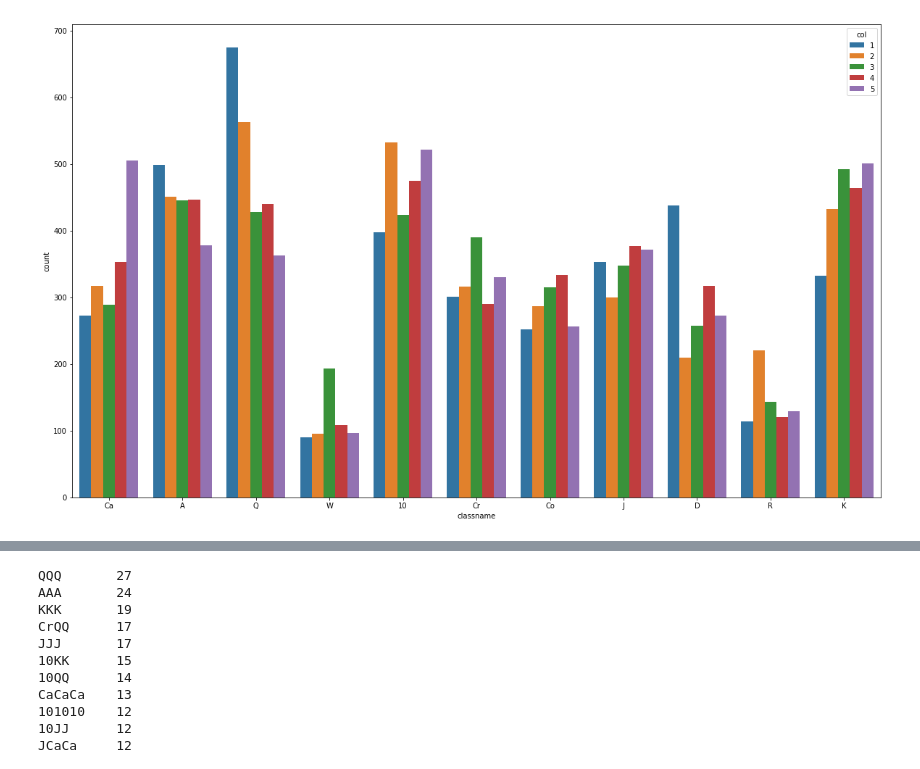
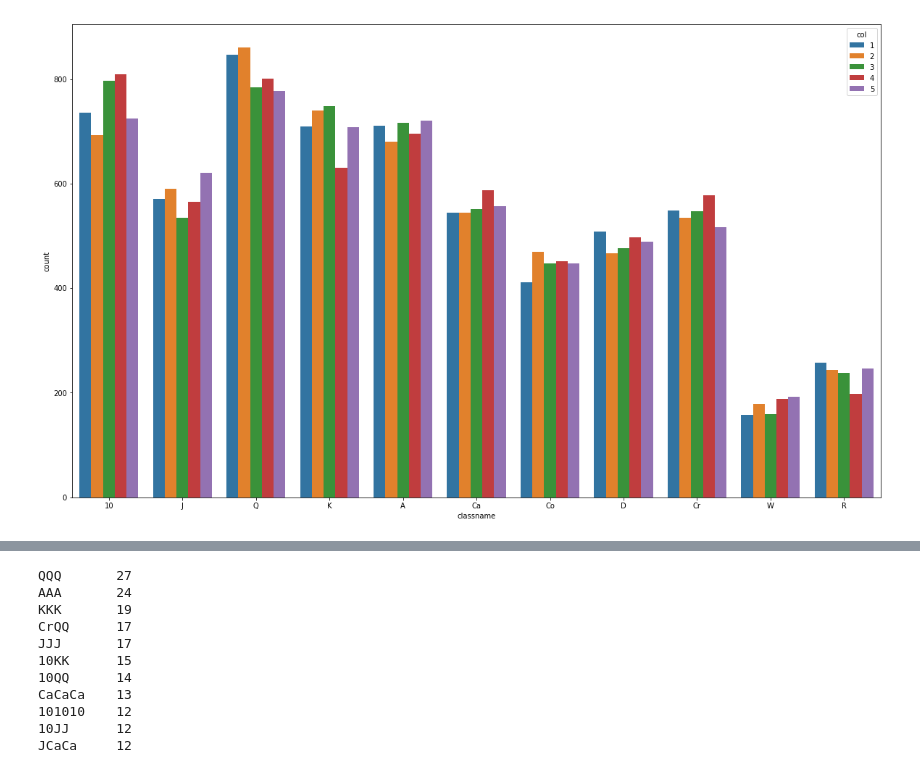
Before and after one commit to Jaepal/data-science-portfolio, a Jupyter notebook: slot_machine/Data_Exploration.ipynb, the cells around one changed output, grey strips where cells are left out. Cells and saved outputs as stored; diff of their text form; code cells hidden in the pictures.

Commit message:
Add some visualizations

```diff
--- a/slot_machine/Data_Exploration.ipynb
+++ b/slot_machine/Data_Exploration.ipynb
@@ -9 +120,7 @@ slot_result = pd.read_csv('../data/slot_machine/platinum_csv/pl_all.csv')
+# %%
+simul_result_per_game = []
+for i in range(2000):
+    simul_result_per_game.append(spin_platinum())
+# %%
+simul_result = slot_result[['classname', 'game', 'row', 'col']]
 # %%
@@ -21,0 +135,8 @@ print(len(slot_result), len(slot_result) // 15)
+# %%
+simul_classname = []
+
+for game in simul_result_per_game:
+    for x in game:
+        simul_classname.append(x)
+# %%
+simul_result['classname'] = simul_classname
@@ -69,6 +255,6 @@ slot_result.head(30)
 # %%
 plt.figure(figsize=(20,12))
-sns.countplot(x='classname', data=slot_result, hue='col')
+sns.countplot(x='classname', data=simul_result, hue='col', order=labels)
 plt.show()
 # %% [output]
-[figure, old version]
+[figure, new version]
```
Also changed, not shown: parts of 65 cells of this notebook.
